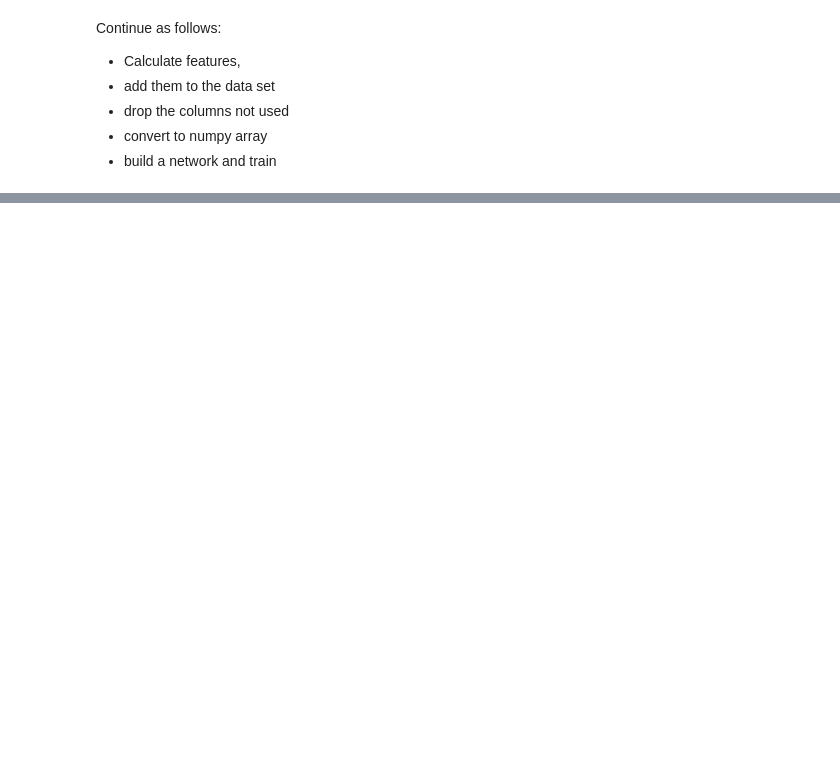
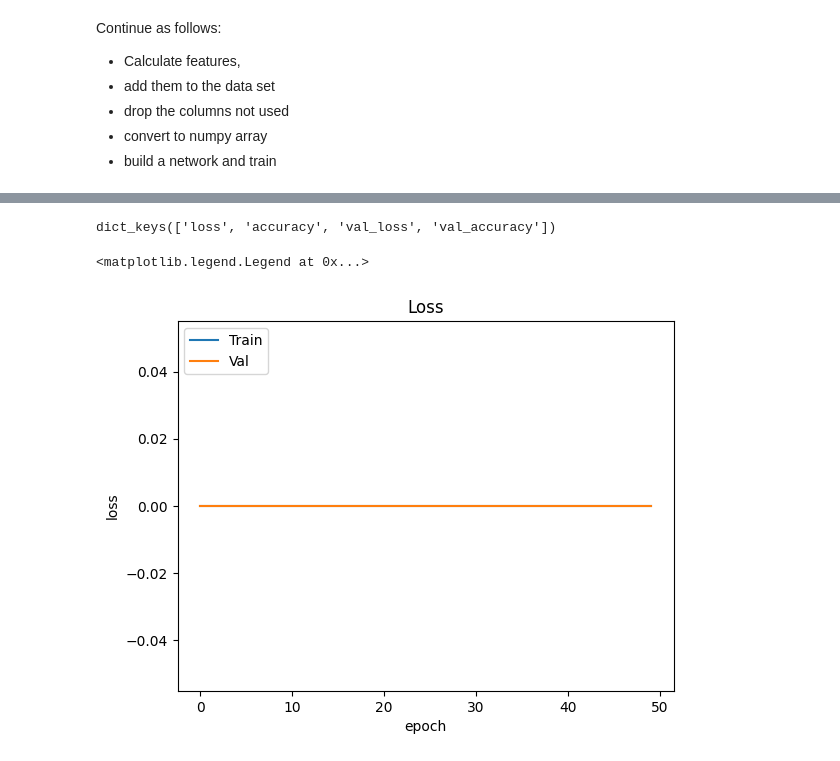
Before and after one commit to damman01/dl4g-donnschtig-jass, a Jupyter notebook: notebooks/KerasSimpleTrump.ipynb, the cells around one changed output, grey strips where cells are left out. Cells and saved outputs as stored; diff of their text form; code cells hidden in the pictures; blank space fills up the shorter version.

```diff
--- a/notebooks/KerasSimpleTrump.ipynb
+++ b/notebooks/KerasSimpleTrump.ipynb
@@ -228,3 +272,19 @@ Continue as follows:
 - drop the columns not used
 - convert to numpy array
 - build a network and train
+# %%
+import pandas as pd
+from sklearn.model_selection import train_test_split
+from tensorflow.keras.utils import to_categorical
+
+# Selecting the features and the target
+X = data.loc[:, 'DA':'FH']
+y = data[['trump']]
+
+# Splitting the data into training and testing sets
+X_train, X_test, y_train, y_test = train_test_split(X, y, test_size=0.3, random_state=42)
+X_test, X_val, y_test, y_val = train_test_split(X_test, y_test, test_size=0.4, random_state=42)
+
+# If 'FH' and 'trump' are categorical, convert them to one-hot encoding
+#y_train = to_categorical(y_train)
+#y_test = to_categorical(y_test)
@@ -230,0 +300,13 @@ Continue as follows:
+# %%
+from tensorflow.keras.models import Sequential
+from tensorflow.keras.layers import Dense
+
+# Defining the model
+model = Sequential()
+model.add(Dense(32, input_dim=X_train.shape[1], activation='relu'))
+model.add(Dense(16, activation='relu'))
+model.add(Dense(1, activation='softmax'))  # The number of neurons in the output layer should match the number of classes
+# %%
+model.compile(loss='categorical_crossentropy', optimizer='adam', metrics=['accuracy'])
+# %%
+history = model.fit(X_train, y_train, epochs=50, batch_size=32, validation_data=(X_test, y_test))
@@ -230,0 +334,15 @@ Continue as follows:
+# %%
+print(history.history.keys())
+# %% [output]
+dict_keys(['loss', 'accuracy', 'val_loss', 'val_accuracy'])
+# %%
+import matplotlib.pyplot as plt
+plt.plot(history.history['loss'])
+plt.plot(history.history['val_loss'])
+plt.title('Loss')
+plt.xlabel('epoch')
+plt.ylabel('loss')
+plt.legend(['Train', 'Val'], loc='upper left')
+# %% [output]
+<matplotlib.legend.Legend at 0x...>
+[figure, added]
```
Also changed, not shown: parts of 17 cells of this notebook, 4 other files.
